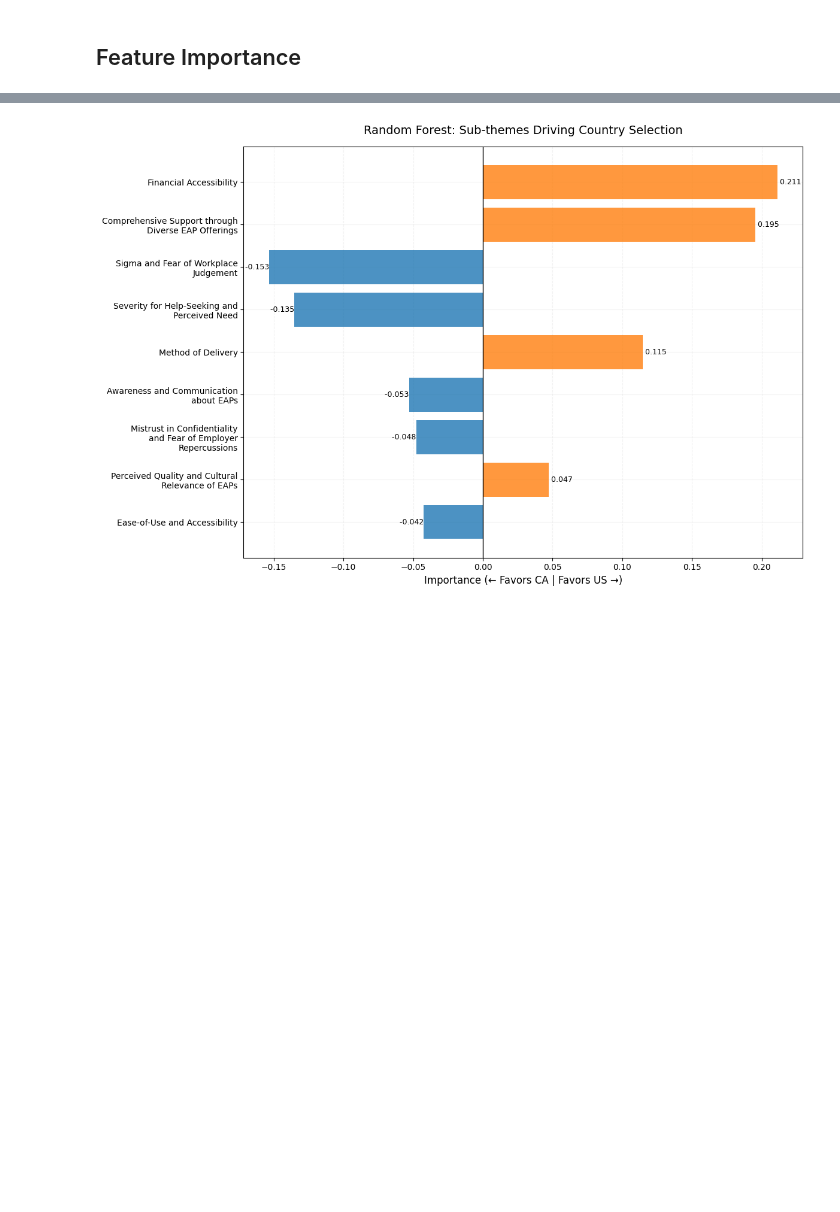
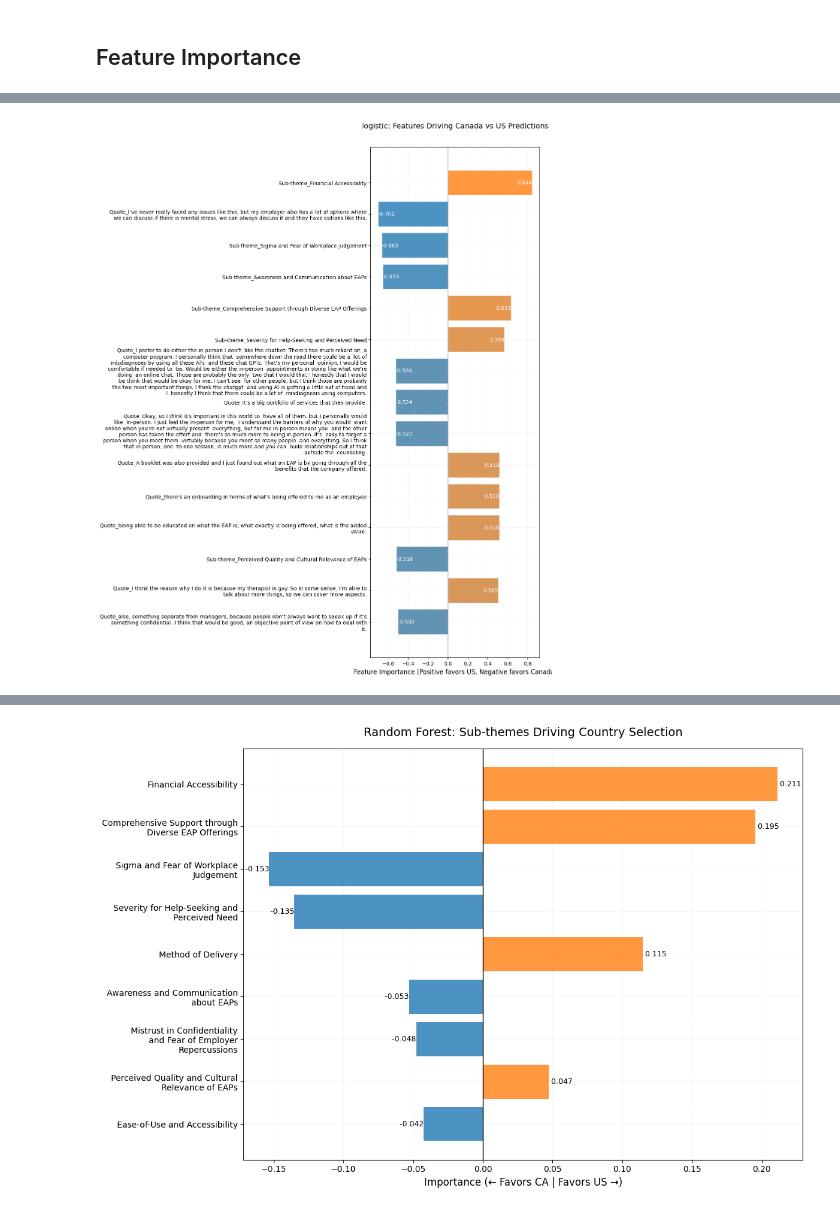
Before and after one commit to javmencia/ReSTORELab, a Jupyter notebook: FinalEAPBert.ipynb, the cells around one changed output, grey strips where cells are left out. Cells and saved outputs as stored; diff of their text form; code cells hidden in the pictures; blank space fills up the shorter version.

```diff
--- a/FinalEAPBert.ipynb
+++ b/FinalEAPBert.ipynb
@@ -1349,3 +1349,102 @@ for model_name, estimator in model.named_estimators_.items():
 <Figure size 1000x1500 with 0 Axes>
 [figure]
 <Figure size 1000x1500 with 0 Axes>
+# %%
+import matplotlib.pyplot as plt
+import numpy as np
+import pandas as pd
+import textwrap
+from matplotlib.colors import LinearSegmentedColormap
+
+def format_name(name, wrap_width=100, max_words=15):
+    words = name.split('_')  # Split encoded features
+
+    # Truncate if more than max_words
+    if len(words) > max_words:
+        truncated = ' '.join(words[:max_words]) + '...'
+        return '\n'.join(textwrap.wrap(truncated, width=wrap_width))
+
+    # Otherwise just wrap the full name
+    return '\n'.join(textwrap.wrap(name, width=wrap_width))
+
+def plot_country_driving_features(estimator, model_name, feature_names, n_features=15):
+    """
+    Creates a professional horizontal bar plot showing features that drive
+    Canada vs US predictions, with color-coding by direction.
+    """
+    # Get Canada importance scores (positive favors US, negative favors Canada)
+    us_idx = list(label_encoder.classes_).index('United States')
+
+    if hasattr(estimator, 'coef_'):
+        # If binary (1, n_features), coef_[0] is the importance for the positive class
+        # If multiclass (n_classes, n_features), we use the specific class index
+        if estimator.coef_.shape[0] == 1:
+            importance = estimator.coef_[0]
+        else:
+            importance = estimator.coef_[us_idx]
+    elif hasattr(estimator, 'feature_importances_'):
+        importance = estimator.feature_importances_
+    else:
+        print(f"No importance scores available for {model_name}")
+        return
+
+    # Create dataframe and sort
+    df = pd.DataFrame({
+        'Feature': feature_names,
+        'Importance': importance
+    }).sort_values('Importance', key=abs, ascending=False).head(n_features)
+
+    # Format feature names
+    df['Formatted_Feature'] = df['Feature'].apply(lambda x: format_name(x))
+
+    # Create figure with manual styling
+    fig, ax = plt.subplots(figsize=(12, 15))
+
+    # Set manual style properties
+    plt.rcParams.update({
+        'axes.facecolor': 'white',
+        'axes.edgecolor': 'black',
+        'axes.grid': True,
+        'grid.alpha': 0.3,
+        'grid.color': '#dddddd',
+        'axes.axisbelow': True,
+        'axes.titlesize': 14,
+        'axes.labelsize': 12,
+        'ytick.labelsize': 10  # Smaller font for y-axis
+    })
+
+    # Create color gradient (blue to orange)
+    cmap = LinearSegmentedColormap.from_list('country', ['#1F77B4', '#FF7F0E'])
+    colors = cmap((df['Importance'] - df['Importance'].min()) /
+               (df['Importance'].max() - df['Importance'].min()))
+
+    # Plot bars using formatted feature names
+    bars = ax.barh(df['Formatted_Feature'], df['Importance'], color=colors, alpha=0.8, edgecolor='white')
+
+    # Add styling
+    ax.set_title(f'{model_name}: Features Driving Canada vs US Predictions\n', pad=20)
+    ax.set_xlabel('Feature Importance (Positive favors US, Negative favors Canada)')
+    ax.axvline(0, color='gray', linestyle='--', linewidth=0.8)
+
+    # Add value labels
+    for bar, importance in zip(bars, df['Importance']):
+        width = bar.get_width()
+        align = 'left' if width < 0 else 'right'
+        color = 'black' if abs(width) < 0.1*max(df['Importance'].abs()) else 'white'
+        ax.text(width, bar.get_y() + bar.get_height()/2,
+               f'{importance:.3f}',
+               ha=align, va='center', color=color, fontsize=10)
+
+    # Adjust layout
+    plt.gca().invert_yaxis()  # Highest importance at top
+    plt.tight_layout()
+    plt.figure(figsize=(10, 15))
+
+    plt.show()
+
+# Generate plots for all models in your ensemble
+for model_name, estimator in model.named_estimators_.items():
+    if model_name not in ["rf", "xgb"]:
+      plot_country_driving_features(estimator, model_name, feature_names)
+# %% [output]
+[figure, added]
```
Also changed, not shown: parts of 8 cells of this notebook.
